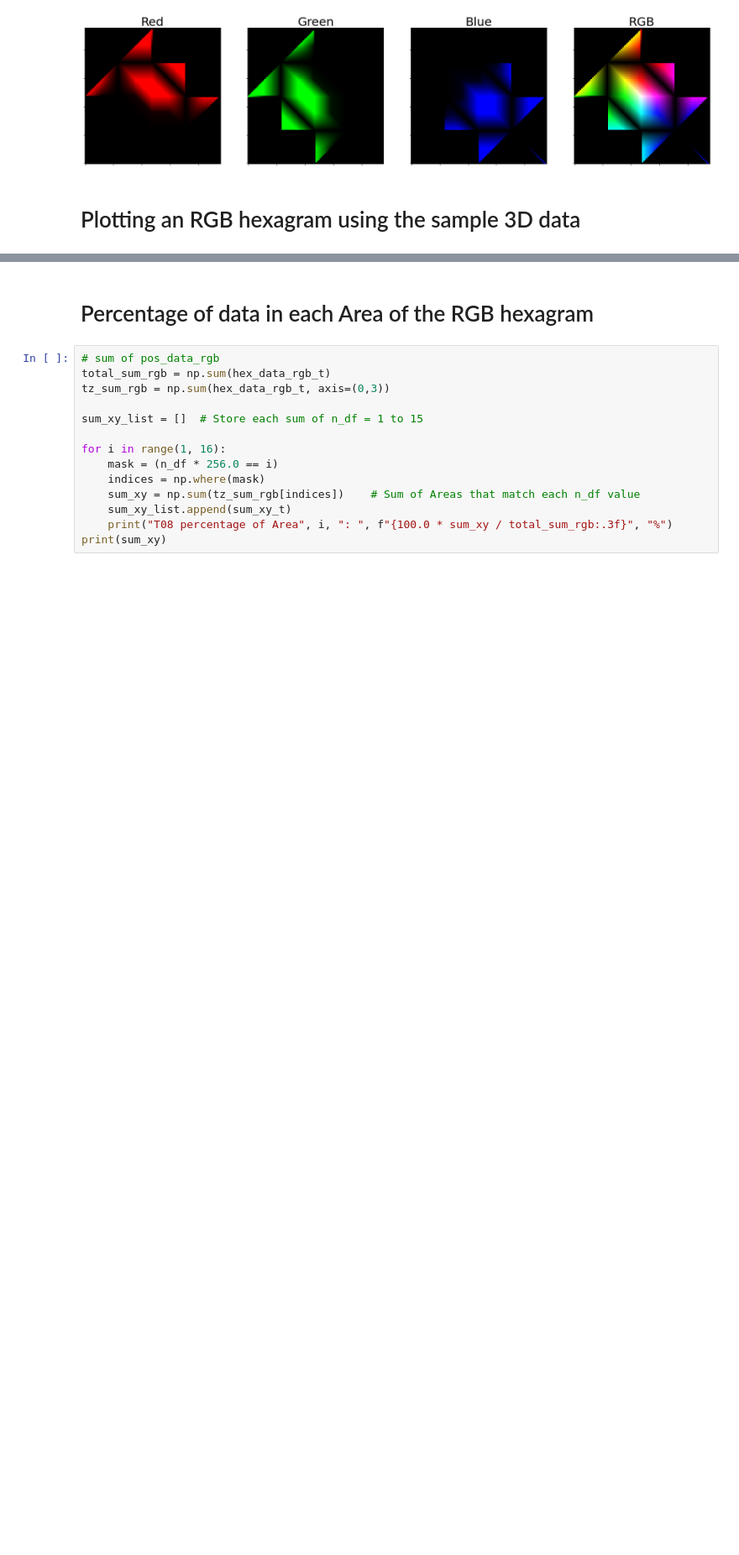
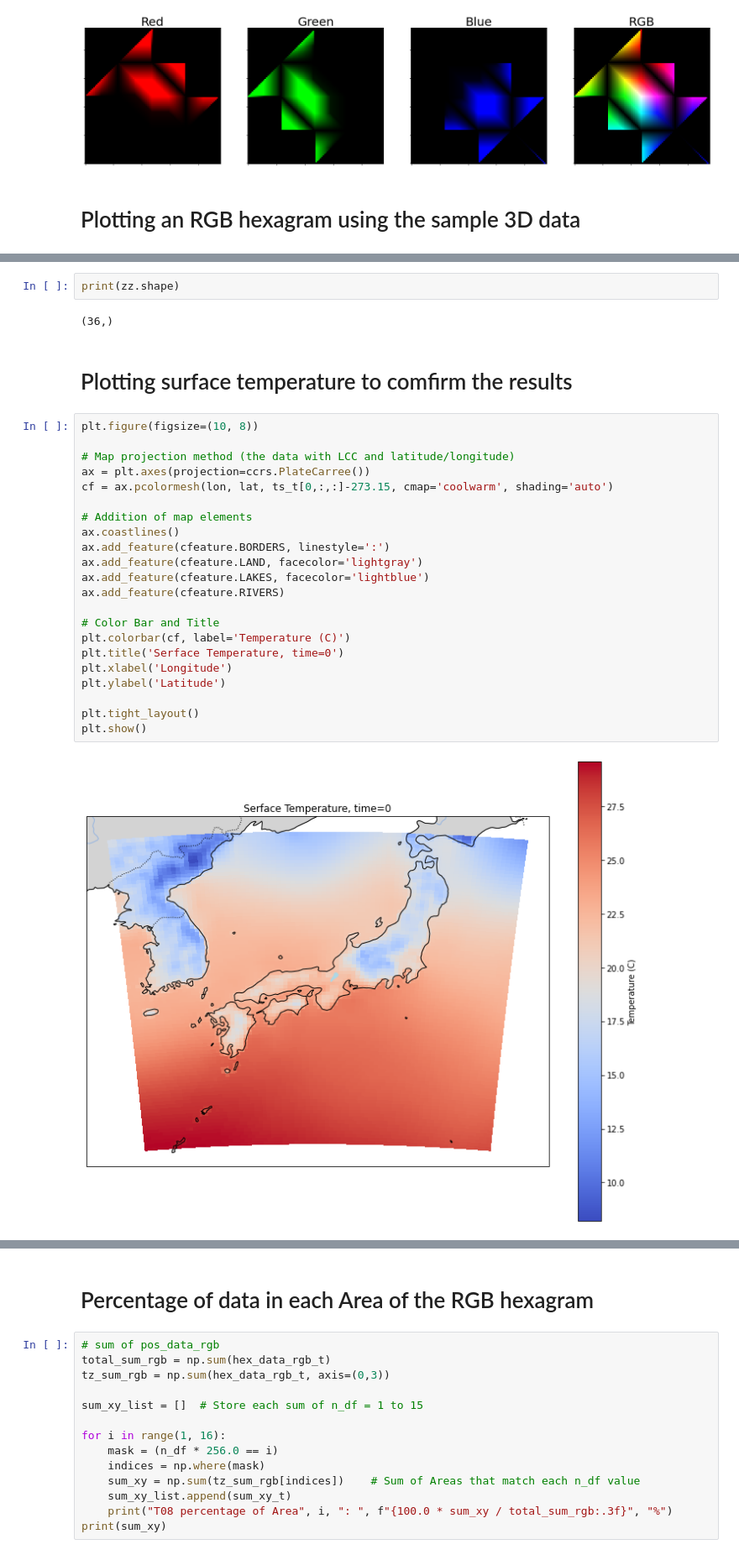
Before and after one commit to konchasu/RGB_hexagram_CRM, a Jupyter notebook: RGB_hexagram_tutorial_for_SCALE_comparison.ipynb, the cells around one changed output, grey strips where cells are left out. Shown at 84% size. Cells and saved outputs as stored; diff of their text form; blank space fills up the shorter version.

```diff
--- a/RGB_hexagram_tutorial_for_SCALE_comparison.ipynb
+++ b/RGB_hexagram_tutorial_for_SCALE_comparison.ipynb
@@ -673,0 +300,30 @@ plt.show()
+# %%
+print(zz.shape)
+# %% [output]
+(36,)
+# %% [markdown]
+# Plotting surface temperature to comfirm the results
+# %%
+plt.figure(figsize=(10, 8))
+
+# Map projection method (the data with LCC and latitude/longitude)
+ax = plt.axes(projection=ccrs.PlateCarree())
+cf = ax.pcolormesh(lon, lat, ts_t[0,:,:]-273.15, cmap='coolwarm', shading='auto')
+
+# Addition of map elements
+ax.coastlines()
+ax.add_feature(cfeature.BORDERS, linestyle=':')
+ax.add_feature(cfeature.LAND, facecolor='lightgray')
+ax.add_feature(cfeature.LAKES, facecolor='lightblue')
+ax.add_feature(cfeature.RIVERS)
+
+# Color Bar and Title
+plt.colorbar(cf, label='Temperature (C)')
+plt.title('Serface Temperature, time=0')
+plt.xlabel('Longitude')
+plt.ylabel('Latitude')
+
+plt.tight_layout()
+plt.show()
+# %% [output]
+[figure, added]
```
Also changed, not shown: parts of 62 cells of this notebook.
